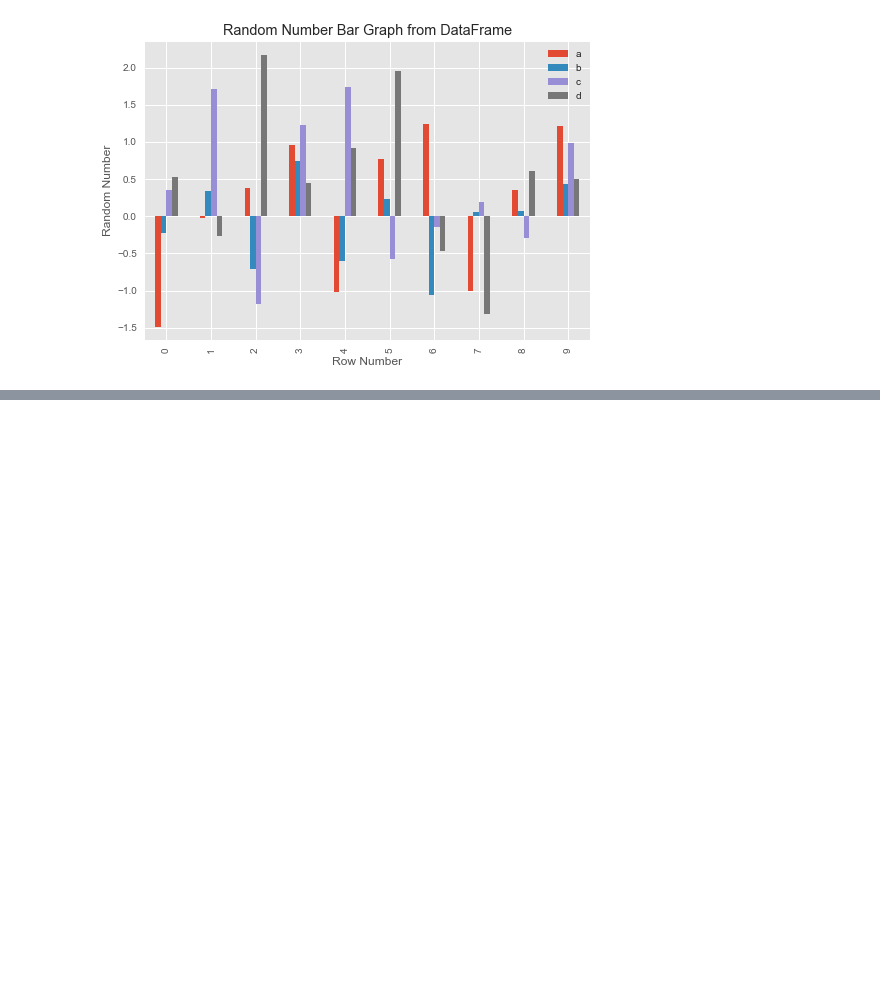
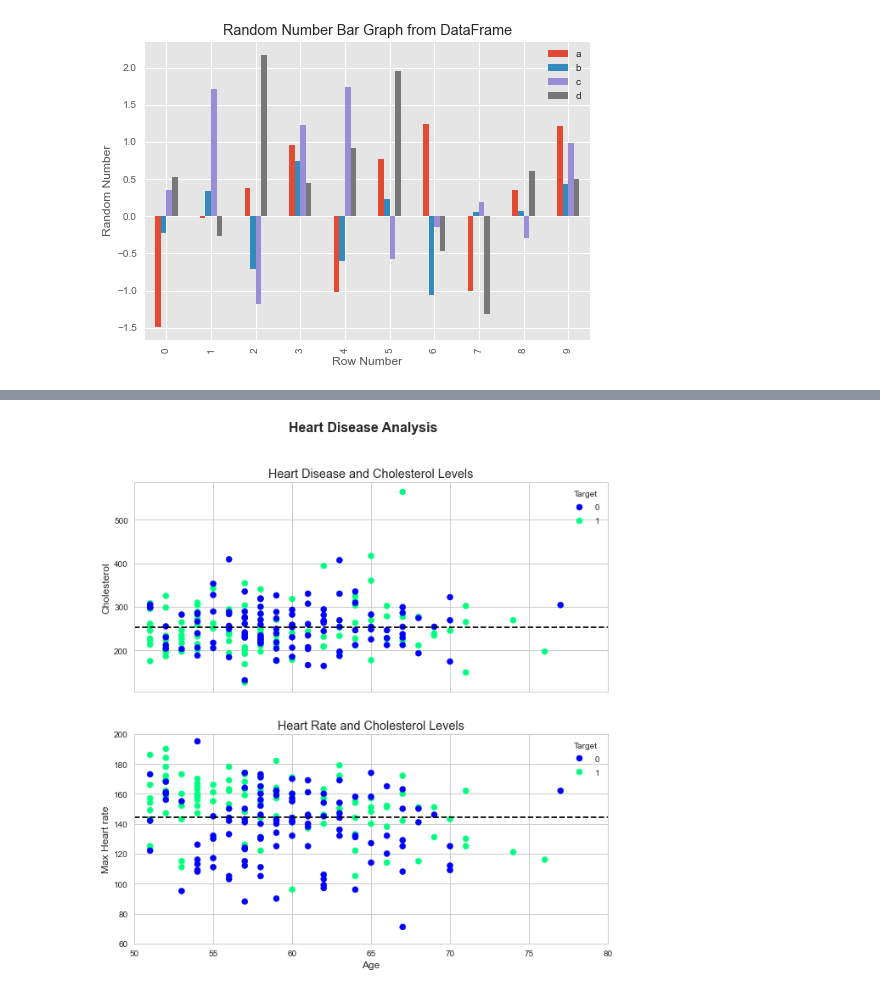
Before and after one commit to puneethramchandra/DataScieneUdemy, a Jupyter notebook: Matplotlib/Intro-to-matplotlib.ipynb, the cells around one changed output, grey strips where cells are left out. Cells and saved outputs as stored; diff of their text form; code cells hidden in the pictures; blank space fills up the shorter version.

Commit message:
customizing

```diff
--- a/Matplotlib/Intro-to-matplotlib.ipynb
+++ b/Matplotlib/Intro-to-matplotlib.ipynb
@@ -600,0 +628,48 @@ ax.legend().set_visible(True)
+# %%
+#Customizing the x and y limitations
+
+fig,(ax0,ax1)=plt.subplots(nrows=2,
+                    ncols=1,
+                    figsize=(10,10),
+                          sharex=True)
+
+scatter= ax0.scatter(x=over_50["age"],
+                   y=over_50["chol"],
+                   c=over_50["target"],
+                    cmap='winter');
+
+#Customise
+ax0.set(title="Heart Disease and Cholesterol Levels",
+      ylabel="Cholesterol")
+
+#Change x axis limits
+ax0.set_xlim([50,80])
+
+#Add a legend
+ax0.legend(*scatter.legend_elements(),title='Target');
+
+#Add a horizontal line
+ax0.axhline(over_50["chol"].mean(),
+          linestyle='--');
+
+
+scatter=ax1.scatter(x=over_50["age"],
+                  y=over_50["thalach"],
+                  c=over_50["target"],
+                   cmap='winter')
+
+
+ax1.set(title="Heart Rate and Cholesterol Levels",
+      xlabel="Age",
+      ylabel="Max Heart rate");
+
+ax1.set_xlim([50,80])
+ax1.set_ylim([60,200])
+
+ax1.legend(*scatter.legend_elements(),title="Target");
+ax1.axhline(over_50["thalach"].mean(),
+           linestyle='--');
+
+fig.suptitle("Heart Disease Analysis", fontsize=16, fontweight="bold");
+# %% [output]
+[figure, added]
```
Also changed, not shown: parts of 1 cell of this notebook.
